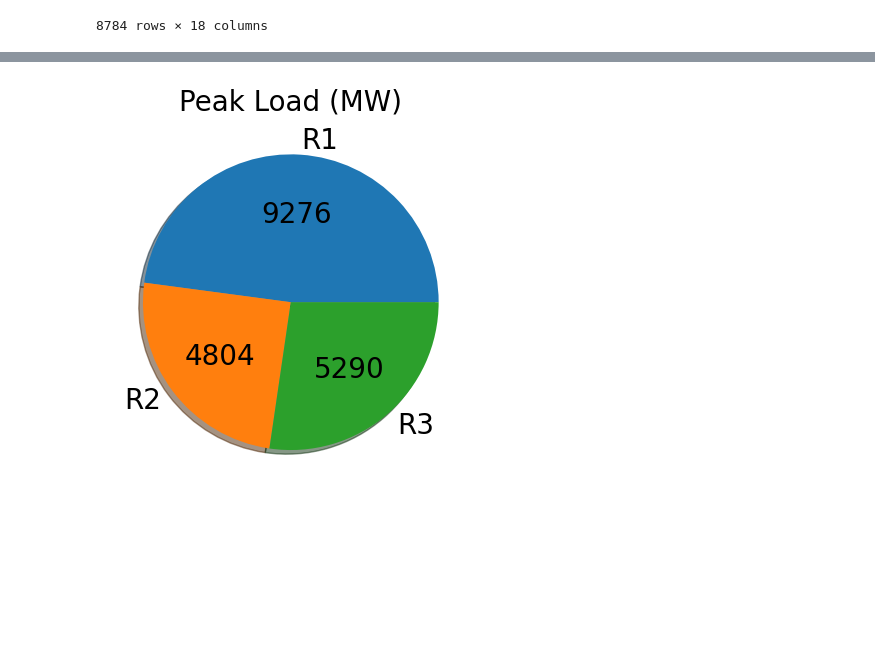
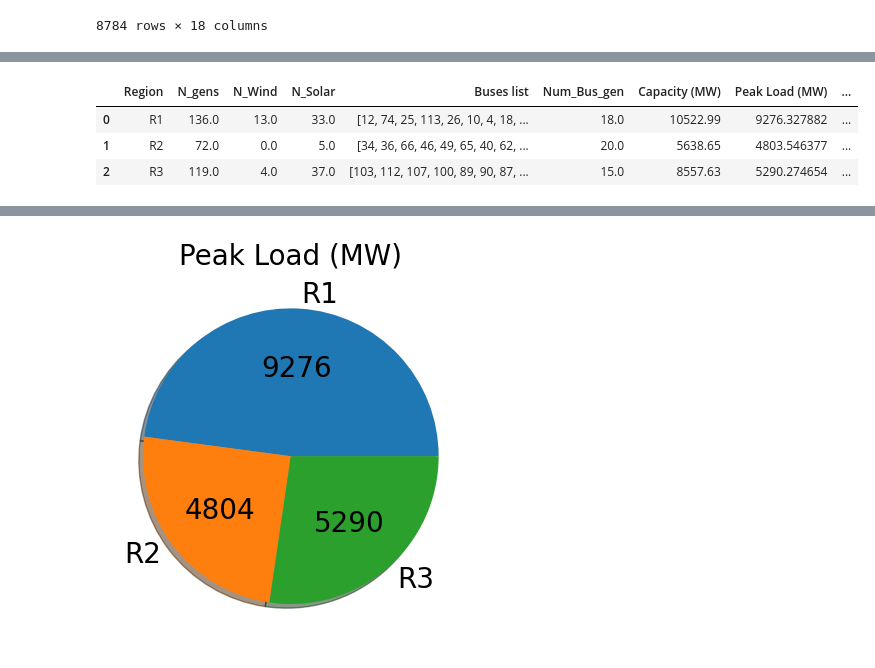
Before and after one commit to MauroGarciaLorenzo/datagen, a Jupyter notebook: Setup118/Setup NREL Vesion of 118 bus system.ipynb, the cells around one changed output, grey strips where cells are left out. Saved outputs shown, nothing was run; the diff lists cells and outputs as text; code cells hidden in the pictures; blank space fills up the shorter version.

```diff
--- a/Setup118/Setup NREL Vesion of 118 bus system.ipynb
+++ b/Setup118/Setup NREL Vesion of 118 bus system.ipynb
@@ -315,0 +354,17 @@ def pie_plot(y,labels,title,labels_flag):
+# %%
+NRES_SG=['CC NG [MW]', 'CT NG [MW]', 'CT Oil [MW]', 'ICE NG [MW]', 'ST Coal [MW]', 'ST NG [MW]', 'ST Other [MW]']
+RES_SG=['Geo [MW]', 'Hydro [MW]','Biomass [MW]']
+TOT_SG=['Geo [MW]', 'Hydro [MW]','Biomass [MW]', 'CC NG [MW]', 'CT NG [MW]', 'CT Oil [MW]', 'ICE NG [MW]', 'ST Coal [MW]', 'ST NG [MW]', 'ST Other [MW]']
+CIG=['Wind [MW]','Solar [MW]']
+
+NRES_SG_perc=['CC NG [%]', 'CT NG [%]', 'CT Oil [%]', 'ICE NG [%]', 'ST Coal [%]', 'ST NG [%]', 'ST Other [%]']
+RES_SG_perc=['Geo [%]', 'Hydro [%]','Biomass [%]']
+TOT_SG_perc=['Geo [%]', 'Hydro [%]','Biomass [%]', 'CC NG [%]', 'CT NG [%]', 'CT Oil [%]', 'ICE NG [%]', 'ST Coal [%]', 'ST NG [%]', 'ST Other [%]']
+CIG_perc=['Wind [%]','Solar [%]']
+
+
+reg_list=['R1','R2','R3']
+regions=pd.DataFrame()
+regions_gen_perc=pd.DataFrame()
+
+regions, regions_gen_perc, regions_red= regions_description(reg_list, Generators, Loads, Buses)
@@ -315,0 +388,7 @@ def pie_plot(y,labels,title,labels_flag):
+# %%
+regions_red
+# %% [output]
+|  | Region | N_gens | N_Wind | N_Solar | Buses list | Num_Bus_gen | Capacity (MW) | Peak Load (MW) | ... |
+| 0 | R1 | 136.0 | 13.0 | 33.0 | [12, 74, 25, 113, 26, 10, 4, 18, ... | 18.0 | 10522.99 | 9276.327882 | ... |
+| 1 | R2 | 72.0 | 0.0 | 5.0 | [34, 36, 66, 46, 49, 65, 40, 62, ... | 20.0 | 5638.65 | 4803.546377 | ... |
+| 2 | R3 | 119.0 | 4.0 | 37.0 | [103, 112, 107, 100, 89, 90, 87, ... | 15.0 | 8557.63 | 5290.274654 | ... |
```
Also changed, not shown: parts of 65 cells of this notebook.
